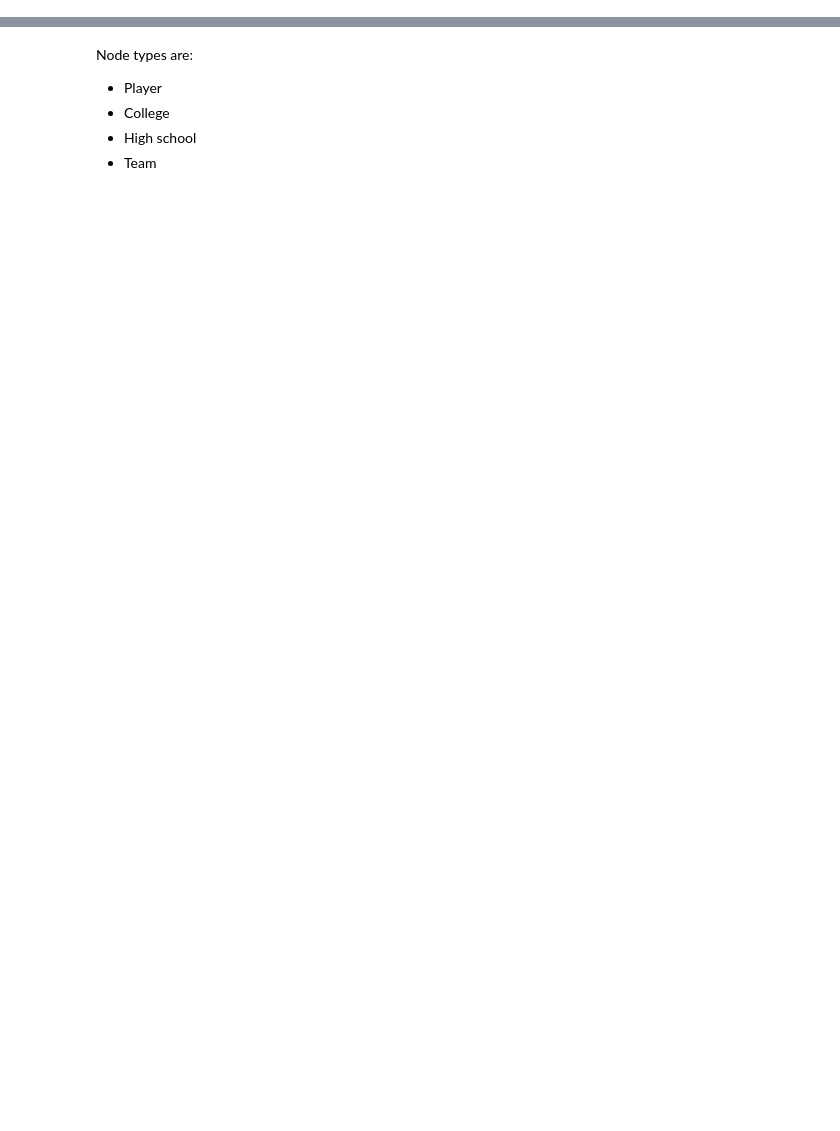
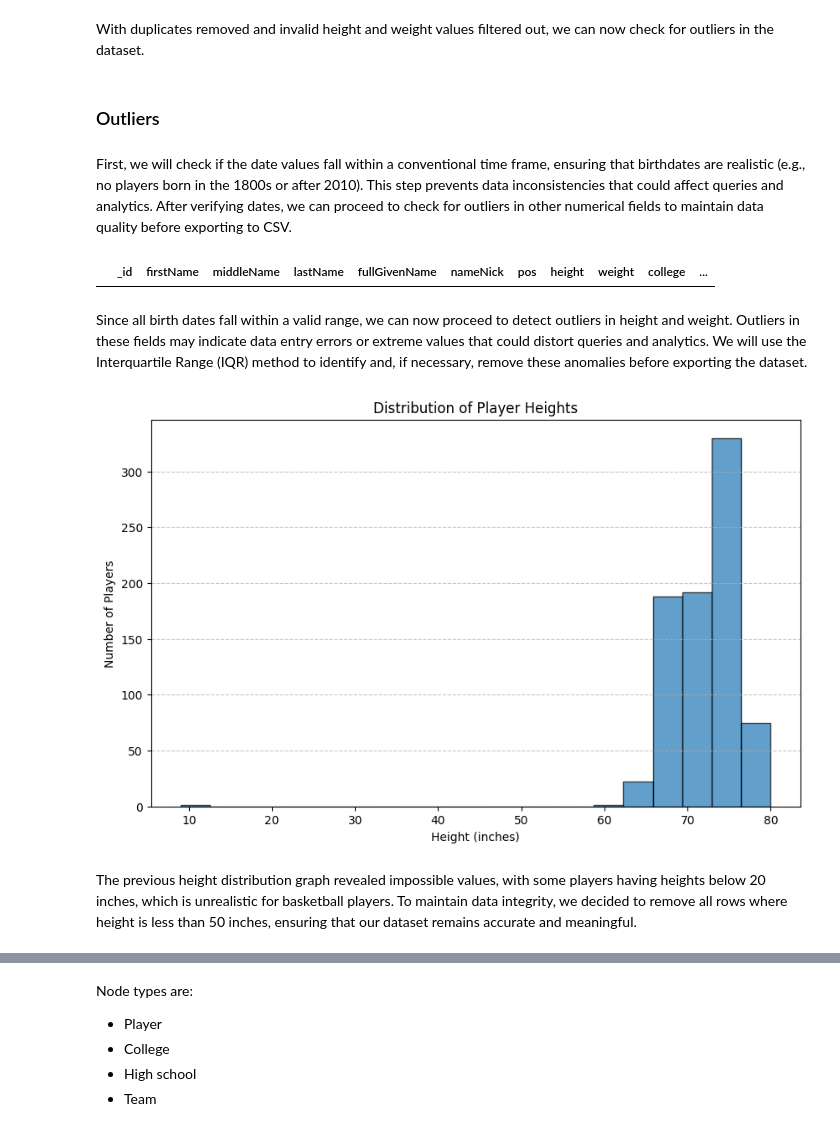
Before and after one commit to matounes/basket, a Jupyter notebook: eda.ipynb, the cells around one changed output, grey strips where cells are left out. Saved outputs shown, nothing was run; the diff lists cells and outputs as text; code cells hidden in the pictures; blank space fills up the shorter version.

```diff
--- a/eda.ipynb
+++ b/eda.ipynb
@@ -3,0 +163,4 @@ import numpy as np
+# %%
+# Replace 0 values in 'height' and 'weight' columns with None
+df["height"] = df["height"].replace(0, None)
+df["weight"] = df["weight"].replace(0, None)
@@ -3,0 +169,8 @@ import numpy as np
+# %%
+# Attempt to convert 'birthDate' to a valid datetime format
+df['birthDate'] = pd.to_datetime(df['birthDate'], errors='coerce')
+
+# Identify rows where the date conversion failed (invalid dates)
+invalid_dates = df[df['birthDate'].isna()]
+
+invalid_dates
@@ -3,0 +191,4 @@ import numpy as np
+# %%
+# Remove rows where 'birthDate' is invalid (cannot be converted) or out of range
+df = df.drop(invalid_dates.index)
+df.head(10)
@@ -3,0 +207,38 @@ import numpy as np
+# %% [markdown]
+With duplicates removed and invalid height and weight values filtered out, we can now check for outliers in the dataset.
+# %% [markdown]
+### Outliers
+# %% [markdown]
+First, we will check if the date values fall within a conventional time frame, ensuring that birthdates are realistic (e.g., no players born in the 1800s or after 2010). This step prevents data inconsistencies that could affect queries and analytics. After verifying dates, we can proceed to check for outliers in other numerical fields to maintain data quality before exporting to CSV.
+# %%
+# Convert birthDate to datetime format
+df["birthDate"] = pd.to_datetime(df["birthDate"], errors="coerce")  # Coerce invalid dates to NaT
+
+# Define valid date range (e.g., between 1900 and 2010)
+start_date = "1900-01-01"
+end_date = "2010-12-31"
+
+# Identify rows with invalid birth dates
+invalid_dates = df[(df["birthDate"] < start_date) | (df["birthDate"] > end_date) | df["birthDate"].isna()]
+
+# Display invalid birth dates
+invalid_dates
+# %% [output]
+|  | _id | firstName | middleName | lastName | fullGivenName | nameNick | pos | height | weight | college | ... |
+# %% [markdown]
+Since all birth dates fall within a valid range, we can now proceed to detect outliers in height and weight. Outliers in these fields may indicate data entry errors or extreme values that could distort queries and analytics. We will use the Interquartile Range (IQR) method to identify and, if necessary, remove these anomalies before exporting the dataset.
+# %%
+# Plot distribution of heights
+plt.figure(figsize=(10, 6))
+plt.hist(df["height"], bins=20, edgecolor="black", alpha=0.7)
+plt.xlabel("Height (inches)")
+plt.ylabel("Number of Players")
+plt.title("Distribution of Player Heights")
+plt.grid(axis="y", linestyle="--", alpha=0.7)
+
+# Show the plot
+plt.show()
+# %% [output]
+[figure, added]
+# %% [markdown]
+The previous height distribution graph revealed impossible values, with some players having heights below 20 inches, which is unrealistic for basketball players. To maintain data integrity, we decided to remove all rows where height is less than 50 inches, ensuring that our dataset remains accurate and meaningful.
```
Also changed, not shown: parts of 62 cells of this notebook.
